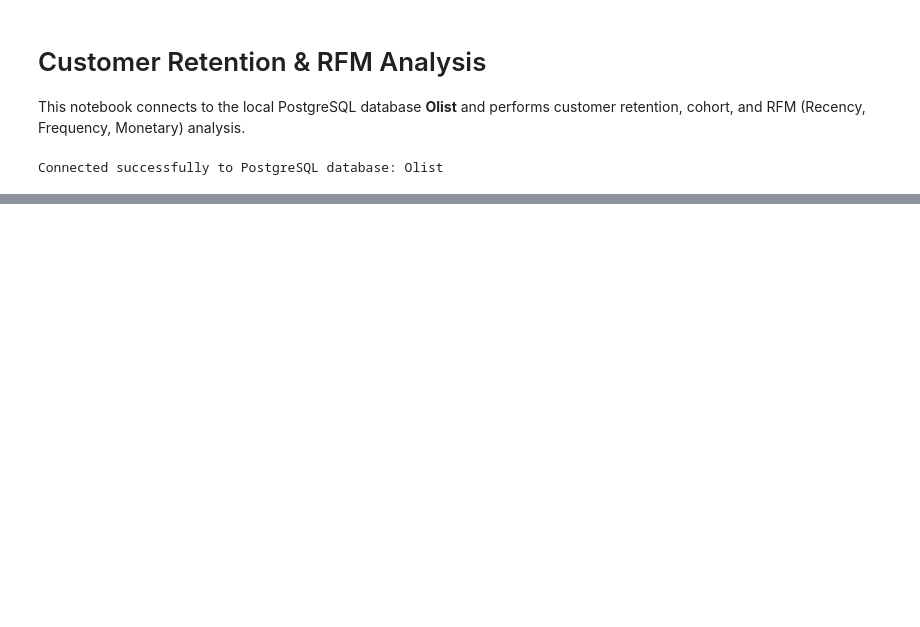
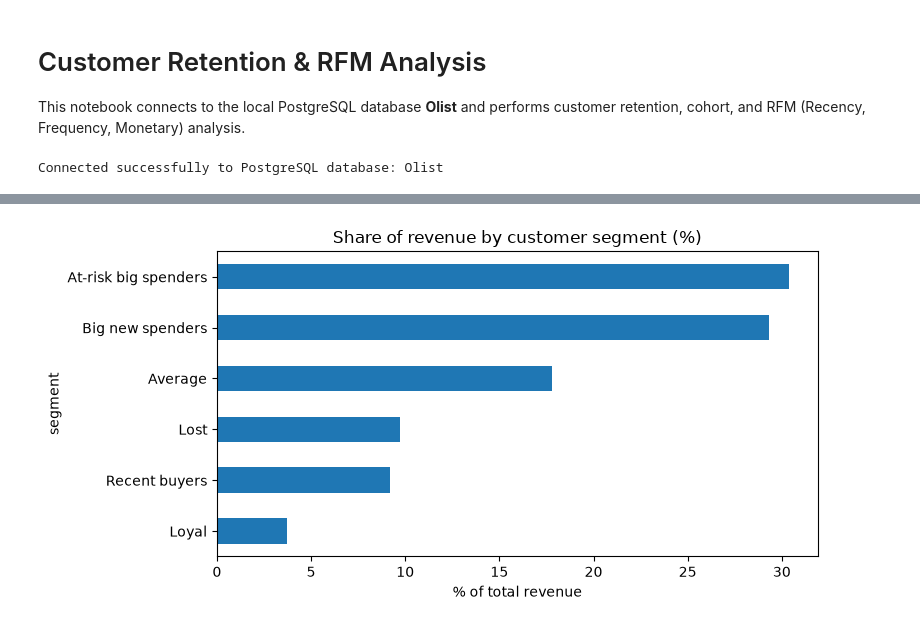
Before and after one commit to Laxman335/Customer-retention-analytics, a Jupyter notebook: notebooks/01_rfm_analysis.ipynb, the cells around one changed output, grey strips where cells are left out. Cells and saved outputs as stored; diff of their text form; code cells hidden in the pictures; blank space fills up the shorter version.

Commit message:
Add RFM segmentation

```diff
--- a/notebooks/01_rfm_analysis.ipynb
+++ b/notebooks/01_rfm_analysis.ipynb
@@ -38,0 +93,9 @@ tables_df
+# %%
+rfm['R'] = pd.qcut(rfm['recency'], 5, labels=[5, 4, 3, 2, 1]).astype(int)
+rfm['M'] = pd.qcut(rfm['monetary'], 5, labels=[1, 2, 3, 4, 5]).astype(int)
+
+# Frequency can't be split into 5 equal groups (most customers have 1 order),
+# so I use fixed rules instead
+rfm['F'] = rfm['frequency'].apply(lambda x: 1 if x == 1 else (3 if x == 2 else 5))
+
+rfm[['R', 'F', 'M']].describe()
@@ -38,0 +112,23 @@ tables_df
+# %%
+def segment(row):
+    if row['F'] >= 3 and row['R'] >= 3:
+        return 'Loyal'
+    if row['R'] >= 4 and row['M'] >= 4:
+        return 'Big new spenders'
+    if row['R'] >= 4:
+        return 'Recent buyers'
+    if row['R'] <= 2 and row['M'] >= 4:
+        return 'At-risk big spenders'
+    if row['R'] <= 2:
+        return 'Lost'
+    return 'Average'
+
+rfm['segment'] = rfm.apply(segment, axis=1)
+
+summary = rfm.groupby('segment').agg(
+    customers=('customer_unique_id', 'count'),
+    revenue=('monetary', 'sum')
+)
+summary['revenue_share_pct'] = (100 * summary['revenue'] / summary['revenue'].sum()).round(1)
+summary['customer_share_pct'] = (100 * summary['customers'] / summary['customers'].sum()).round(1)
+summary.sort_values('revenue', ascending=False)
@@ -38,0 +144,9 @@ tables_df
+# %%
+summary['revenue_share_pct'].sort_values().plot(kind='barh', figsize=(8, 4))
+plt.title('Share of revenue by customer segment (%)')
+plt.xlabel('% of total revenue')
+plt.tight_layout()
+plt.savefig('../report/segment_revenue.png', dpi=150)
+plt.show()
+# %% [output]
+[figure, added]
```
Also changed, not shown: parts of 5 cells of this notebook, 1 other file.
